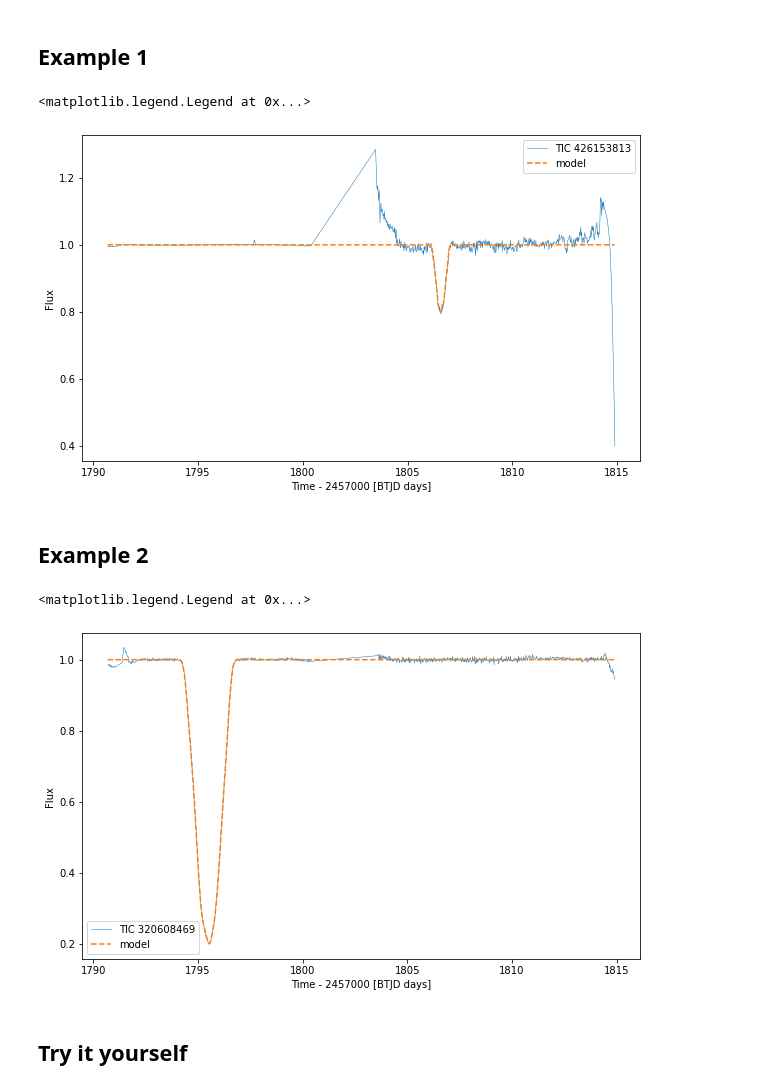
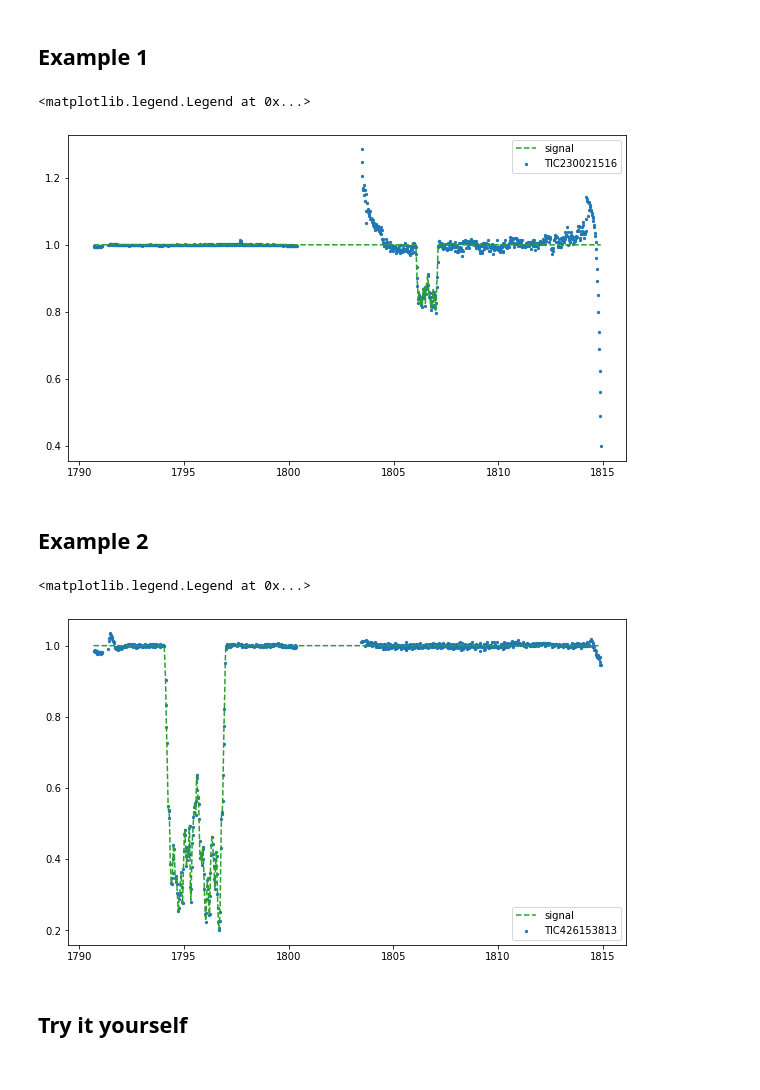
Before and after one commit to d-giles/EightBitTransitGPU, a Jupyter notebook: examples/eightbit-injection.ipynb, the cells around one changed output. Drawn from its saved outputs; the diff is of its cells as text; code cells hidden in the pictures.

```diff
--- a/examples/eightbit-injection.ipynb
+++ b/examples/eightbit-injection.ipynb
@@ -98,25 +58,27 @@ signal = model.signal_fit(lc.time.value, 1.1, 0.2, lc.time.value[600])
 # %%
-fig, ax = plt.subplots(1, figsize=(10,6))
-(lc+signal-1).plot(ax=ax)
-ax.plot(lc.time.value, signal, linestyle="--", label="model")
+fig, ax = plt.subplots(1, figsize=(10, 6))
+ax.plot(time, signal, linestyle="--", label="signal", c="tab:green")
+ax.scatter(time, (flux+signal-1), s=5, label="TIC230021516")
 plt.legend()
 # %% [output]
 <matplotlib.legend.Legend at 0x...>
-[figure, old version]
+[figure, new version]
 # %% [markdown]
 ## Example 2
 # %%
-lc = lcc_random[1]
+lc = pd.read_csv("./lightcurves/S18TIC426153813.csv")
+time = lc.time
+flux = lc.flux
 # %%
-signal = model.signal_fit(lc.time.value, 3., 0.8, lc.time.value[200])
+signal = model.signal_fit(time.values, 3., 0.8, time.values[200])
 # %%
-fig, ax = plt.subplots(1, figsize=(10,6))
-(lc+signal-1).plot(ax=ax)
-ax.plot(lc.time.value, signal, linestyle="--", label="model")
+fig, ax = plt.subplots(1, figsize=(10, 6))
+ax.plot(time, signal, linestyle="--", label="signal", c="tab:green")
+ax.scatter(time, (flux+signal-1), s=5, label="TIC426153813")
 plt.legend()
 # %% [output]
 <matplotlib.legend.Legend at 0x...>
-[figure, old version]
+[figure, new version]
 # %% [markdown]
 ## Try it yourself
 # %%
```
Also changed, not shown: parts of 17 cells of this notebook, 6 other files.
